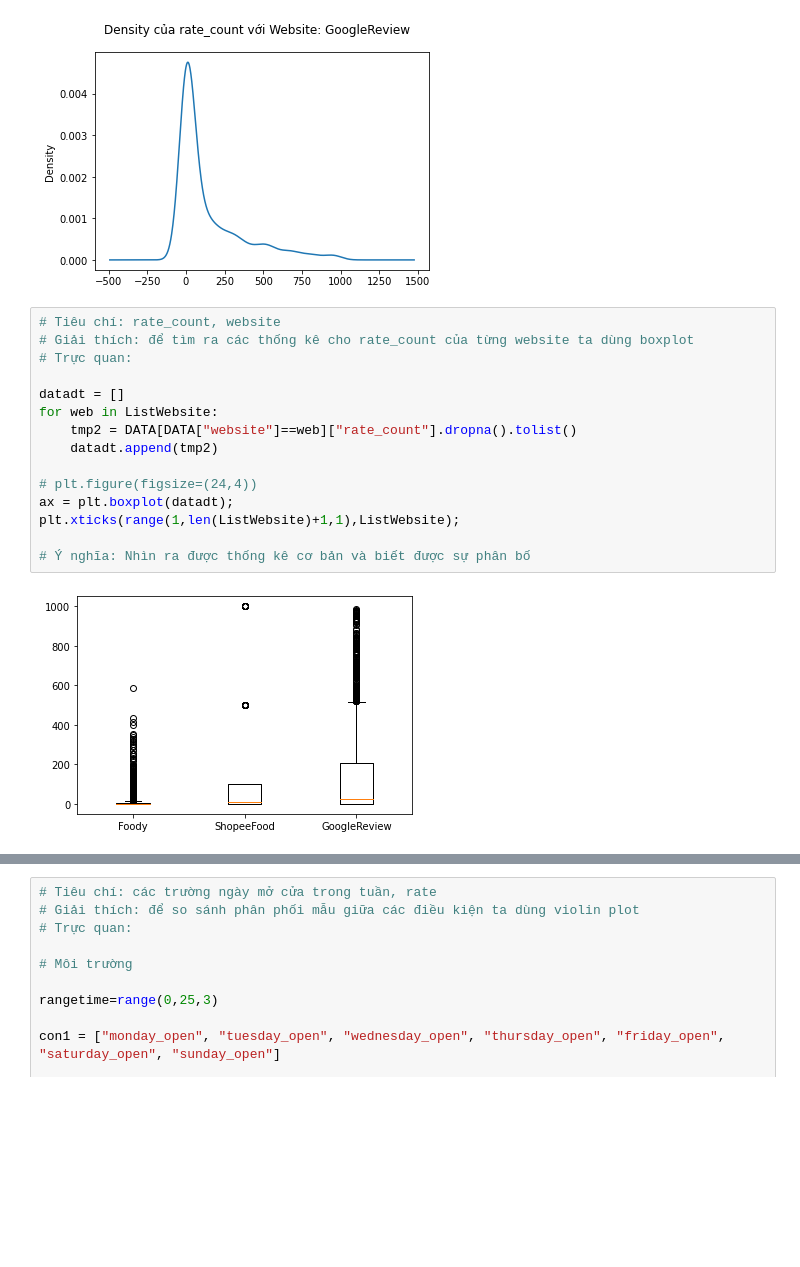
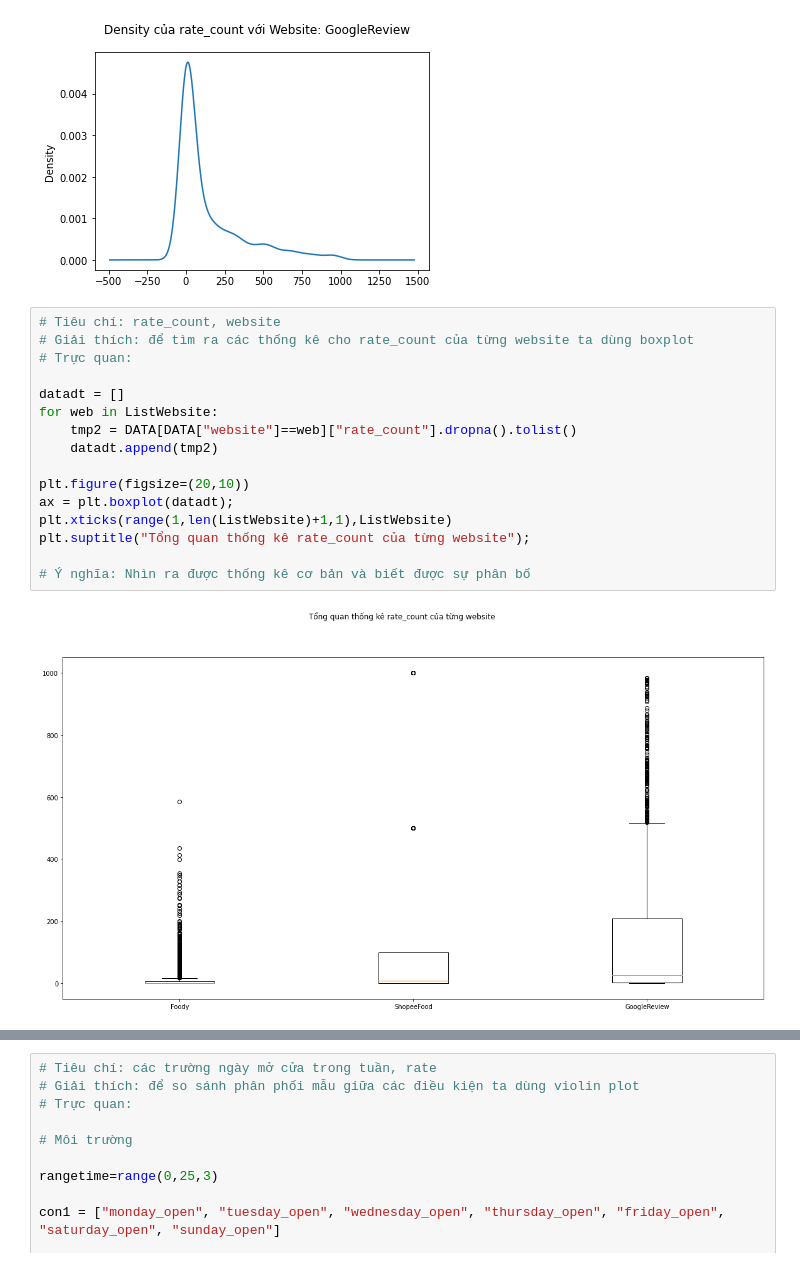
Before and after one commit to thafnhlong/HCMUS-UNIV-WebScience-VisualizeData, a Jupyter notebook: Source.ipynb, the cells around one changed output, grey strips where cells are left out. Cells and saved outputs as stored; diff of their text form; blank space fills up the shorter version.

```diff
--- a/Source.ipynb
+++ b/Source.ipynb
@@ -722,18 +722,19 @@ for web in ListWebsite:
 # %%
 # Tiêu chí: rate_count, website
 # Giải thích: để tìm ra các thống kê cho rate_count của từng website ta dùng boxplot
 # Trực quan:
 
 datadt = []
 for web in ListWebsite:
     tmp2 = DATA[DATA["website"]==web]["rate_count"].dropna().tolist()
     datadt.append(tmp2)
 
-# plt.figure(figsize=(24,4))
+plt.figure(figsize=(20,10))
 ax = plt.boxplot(datadt);
-plt.xticks(range(1,len(ListWebsite)+1,1),ListWebsite);
+plt.xticks(range(1,len(ListWebsite)+1,1),ListWebsite)
+plt.suptitle("Tổng quan thống kê rate_count của từng website");
 
 # Ý nghĩa: Nhìn ra được thống kê cơ bản và biết được sự phân bố
 # %% [output]
-[figure, old version]
+[figure, new version]
 # %%
```
Also changed, not shown: parts of 3 cells of this notebook.
